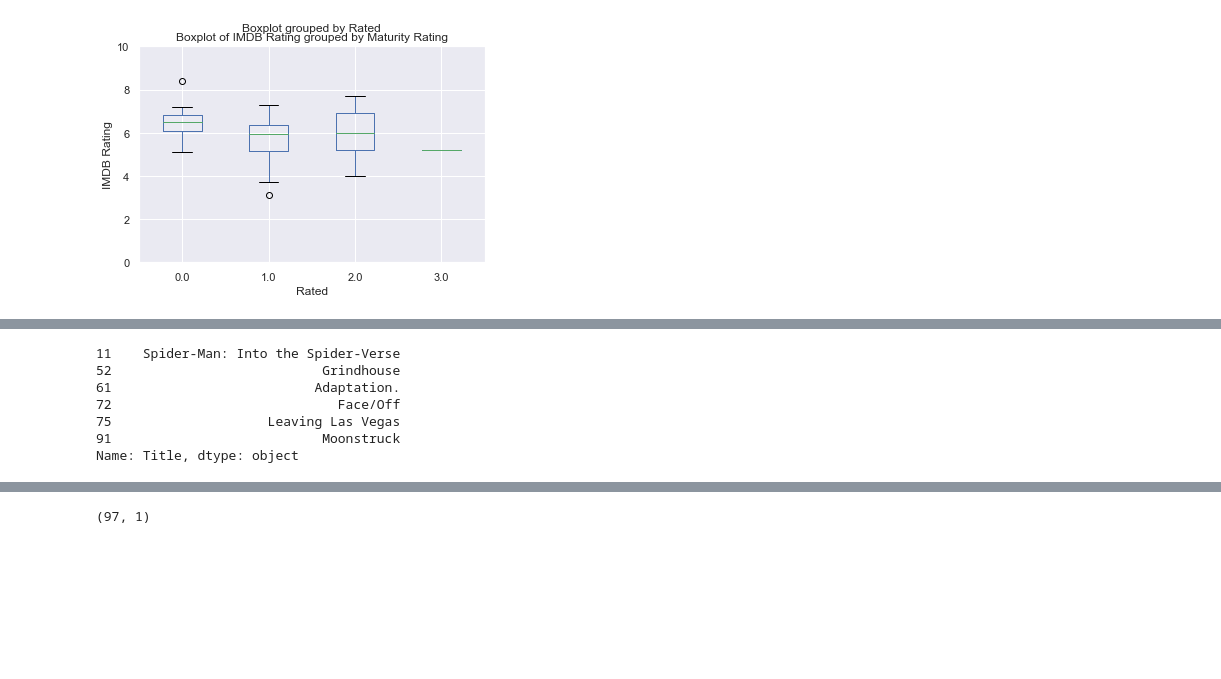
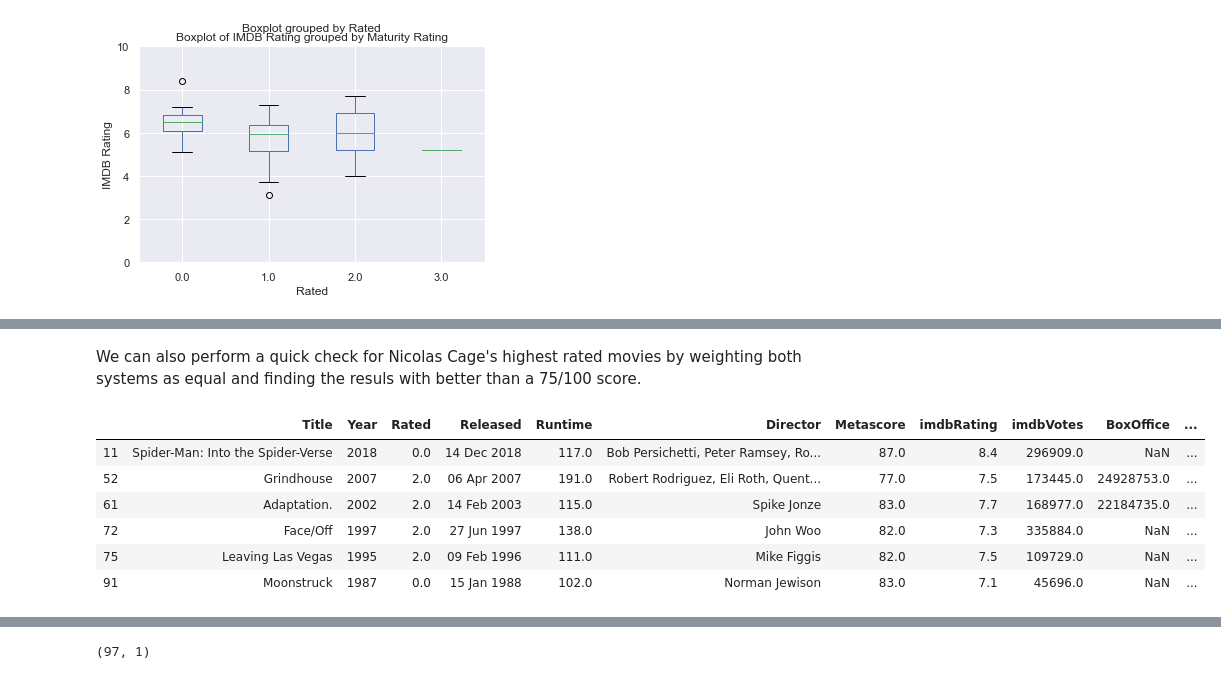
Before and after one commit to RyanJennings1/COMP41680, a Jupyter notebook: COMP41680 Project 1 - 19205824.ipynb, the cells around one changed output, grey strips where cells are left out. Drawn from its saved outputs; the diff is of its cells as text; code cells hidden in the pictures; blank space fills up the shorter version.

```diff
--- a/COMP41680 Project 1 - 19205824.ipynb
+++ b/COMP41680 Project 1 - 19205824.ipynb
@@ -397,10 +393,12 @@ plt.colorbar()
+# %% [markdown]
+We can also perform a quick check for Nicolas Cage's highest rated movies by weighting both systems as equal and finding the resuls with better than a 75/100 score.
 # %%
-credits[((credits['imdbRating']*10 + credits['Metascore'])/2) > 75]['Title']
+credits[((credits['imdbRating']*10 + credits['Metascore'])/2) > 75]
 # %% [output]
-11    Spider-Man: Into the Spider-Verse
-52                           Grindhouse
-61                          Adaptation.
-72                             Face/Off
-75                    Leaving Las Vegas
-91                           Moonstruck
-Name: Title, dtype: object
+|  | Title | Year | Rated | Released | Runtime | Director | Metascore | imdbRating | imdbVotes | BoxOffice | ... |
+| 11 | Spider-Man: Into the Spider-Verse | 2018 | 0.0 | 14 Dec 2018 | 117.0 | Bob Persichetti, Peter Ramsey, Ro... | 87.0 | 8.4 | 296909.0 | NaN | ... |
+| 52 | Grindhouse | 2007 | 2.0 | 06 Apr 2007 | 191.0 | Robert Rodriguez, Eli Roth, Quent... | 77.0 | 7.5 | 173445.0 | 24928753.0 | ... |
+| 61 | Adaptation. | 2002 | 2.0 | 14 Feb 2003 | 115.0 | Spike Jonze | 83.0 | 7.7 | 168977.0 | 22184735.0 | ... |
+| 72 | Face/Off | 1997 | 2.0 | 27 Jun 1997 | 138.0 | John Woo | 82.0 | 7.3 | 335884.0 | NaN | ... |
+| 75 | Leaving Las Vegas | 1995 | 2.0 | 09 Feb 1996 | 111.0 | Mike Figgis | 82.0 | 7.5 | 109729.0 | NaN | ... |
+| 91 | Moonstruck | 1987 | 0.0 | 15 Jan 1988 | 102.0 | Norman Jewison | 83.0 | 7.1 | 45696.0 | NaN | ... |
```
Also changed, not shown: parts of 9 cells of this notebook.
